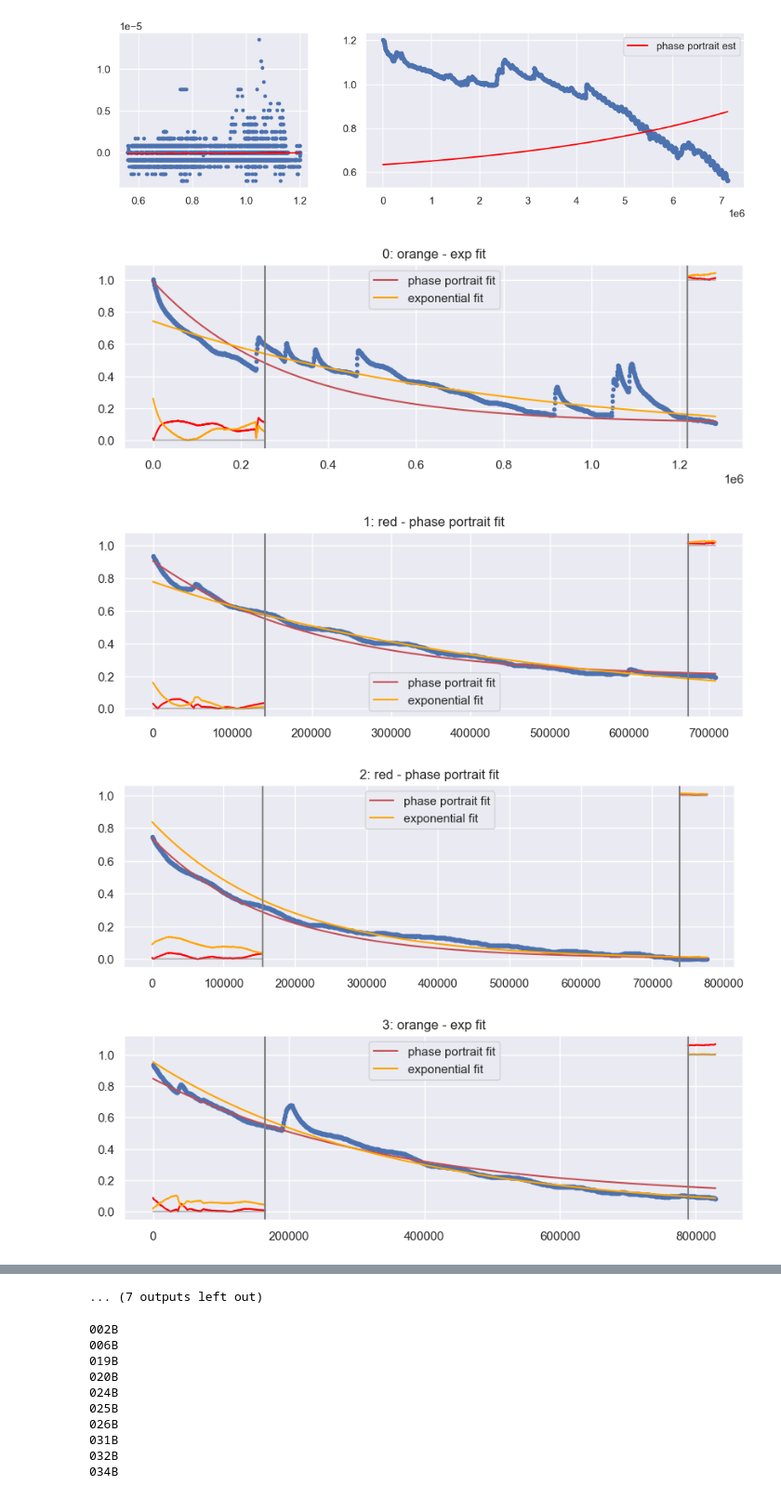
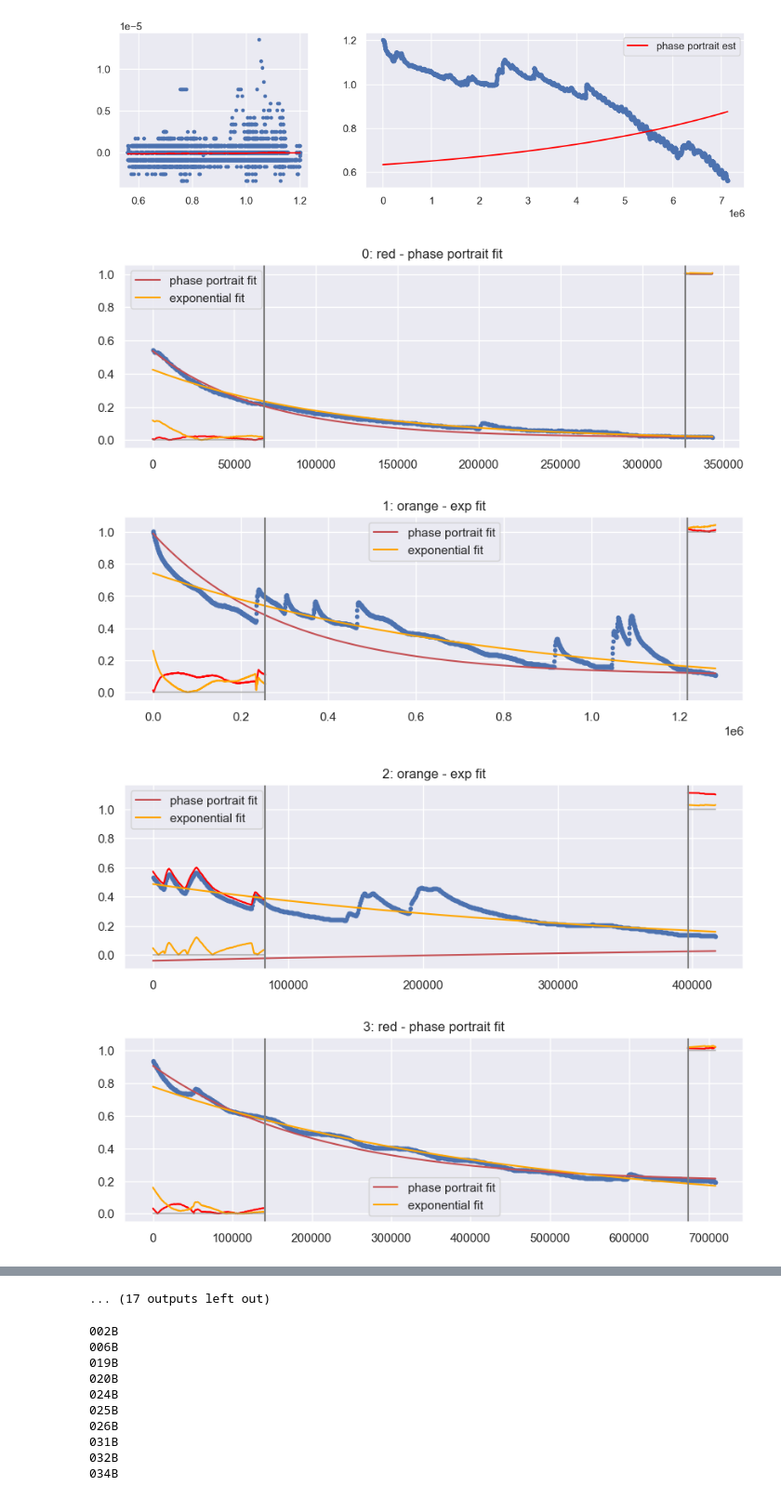
Before and after one commit to shinapatel/Quantify_Rain_Gardens, a Jupyter notebook: Alphas.ipynb, the cells around one changed output, grey strips where cells are left out. Shown at 93% size. Cells and saved outputs as stored; diff of their text form; code cells hidden in the pictures.

```diff
--- a/Alphas.ipynb
+++ b/Alphas.ipynb
@@ -14,34 +14,30 @@ second job is to document the code better
 # %%
 sites = ["002B","006B","019B","020B","024B","025B","026B", "031B", "032B", "034B"]
 # %%
-#Pulls desired data frame from csv
+#reads in csv file data for specific node id and stores this into variable s
+#accesses and extracts specfic "Value" column from csv based on s
 def return_df(node_id):
 
-    #reads in csv file data for specific node id and stores this into variable s
     df = pd.read_csv(node_id+".csv")
     df['Date'] = pd.to_datetime(df['Date'])
 
-    #accesses and extracts specfic "Value" column from csv based on s
     df.index = df['Date']
     return df[['Value']]
 
 #Seperated storm events for each node based on prominence and distance. Takes in raw sensor data. can tune p and d
-def get_cuts(input, p=0.5, d = 3, w=100, t = 1, rh=.3):#w = 100, rel_height = 500):#w= 1, d=1, p=0.5, h=3.5):#, t=1):#, h=3.5):
+def get_cuts(input, p=0.5, d = 3, w=100):
 
     df = input.copy()
     df['Value'] = df['Value'].rolling(20).mean()
 
-    #peaks is list of high water depth values that meet the prominance value in positive direction
-    peaks, _ = scipy.signal.find_peaks(df['Value'], prominence=p, distance=6*d, width = w, threshold = t, rel_height = rh) #prominence=p, height=h)#distance = d, prominence=p)#, height=h, threshold = t)#, height=h)
+    peaks, _ = scipy.signal.find_peaks(df['Value'], prominence=p, distance=6*d, width = w)
 
-    #valleys is same peak value in the negative, opposite manner
-    valleys, _ = scipy.signal.find_peaks(-df['Value'], prominence=p, distance=6*d, width = w, threshold = t, rel_height = rh) #width = w, prominence=p, height=h)#distance = d, prominence=p, height=h, threshold = t)#, height=h)
+    valleys, _ = scipy.signal.find_peaks(-df['Value'], prominence=p, distance=6*d, width = w)
 
     ends = []
 
     for i in range(len(peaks)):
 
-        #returns an array of values where valley water depth is greater than peaks
         sub = valleys[np.where(valleys > peaks[i])]
 
         if len(sub)>0:
@@ -74,14 +68,7 @@ df = return_df(node_id)
 p = .4
 d=3
 w= 100
-rh=.3
-t=2
-peaks, ends = get_cuts(df, p=p, d=d, w=w, t=t, rh=rh) #w=w, rel_height=rel_height)#w=w, p=p)#d=d, p=p, h=h, t=t)# h=h)
-plot_subsets(df, p=p, d=d, w=w, t=t, rh=rh) #w=w, rel_height = rel_height)#w=w, p=p)#d=d, p=p, h=h, t=t)#, h=h)
-#mean_r_squared(df, p=0.5, d=3)
 
-# df = return_df("003B")
-# p = .5
-# peaks, ends = get_cuts(df, p=p)
-# plot_subsets(df, p=p)
+peaks, ends = get_cuts(df, p=p, d=d, w=w)
+plot_subsets(df, p=p, d=d, w=w)
 # %% [output]
@@ -175,13 +153,12 @@ ax[1].legend()
 <matplotlib.legend.Legend at 0x...>
 [figure]
 # %%
-'''
-estimate coeffs grabs all of the storm events in a given dataframe and chooses the best exponential decay
-coefficient based on which one fits the beginning 20% and last 5% of the data best
-'''
 
-def estimate_coeffs(df, p, d, w, rh, plot=False):
-    peaks, ends = get_cuts(df, p=p, d=d, w=w, t=t, rh=rh)
+#grabs all of the storm events in dataframe and chooses the best exponential decay
+#coefficient based on which one fits the beginning 20% and last 5% of the data best
+
+def estimate_coeffs(df, p, d, w, plot=False):
+    peaks, ends = get_cuts(df, p=p, d=d, w=w)
 
     exp_coeffs = []
     for i in range(len(peaks)):
@@ -249,10 +226,9 @@ def estimate_coeffs(df, p, d, w, rh, plot=False):
     return exp_coeffs
 # %%
 df = return_df("002B")
-#wl=2
-coeffs = estimate_coeffs(df, p=1, d=3, w=100, t=2, rh=.3, plot=True)
+coeffs = estimate_coeffs(df, p=1, d=3, w=100, plot=True)
 # %% [output]
-[figure, old version]
+[figure, new version]
-[figure, old version]
+[figure, new version]
-[figure, old version]
+[figure, new version]
-[figure, old version]
+[figure, new version]
@@ -267,4 +243,4 @@ coeffs = estimate_coeffs(df, p=1, d=3, w=100, t=2, rh=.3, plot=True)
-... (7 outputs left out)
+... (17 outputs left out)
 # %%
 #sites = ["002B","006B","019B","020B","024B","025B","026B", "031B", "032B", "034B"]
 ps = [0.55, 0.85, 2.75, 0.6, 2.85, 2, 1.15, 0.4, 0.4, 0.4]
```
Also changed, not shown: parts of 9 cells of this notebook, 1 other file.
